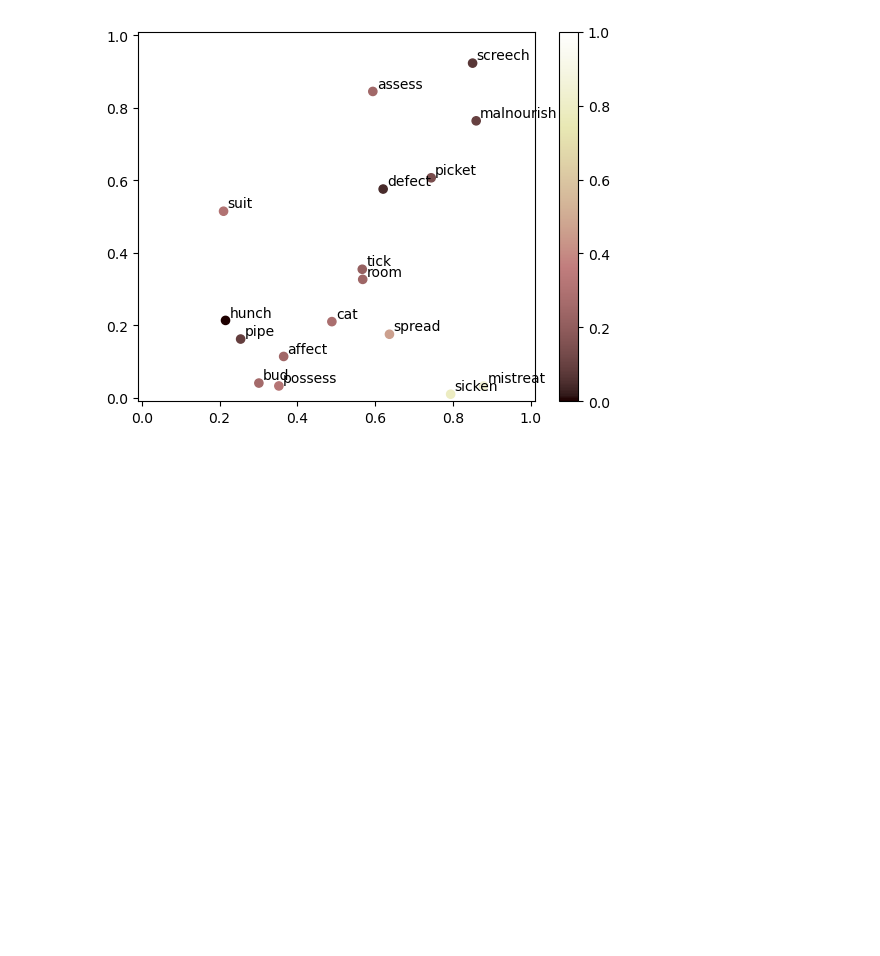
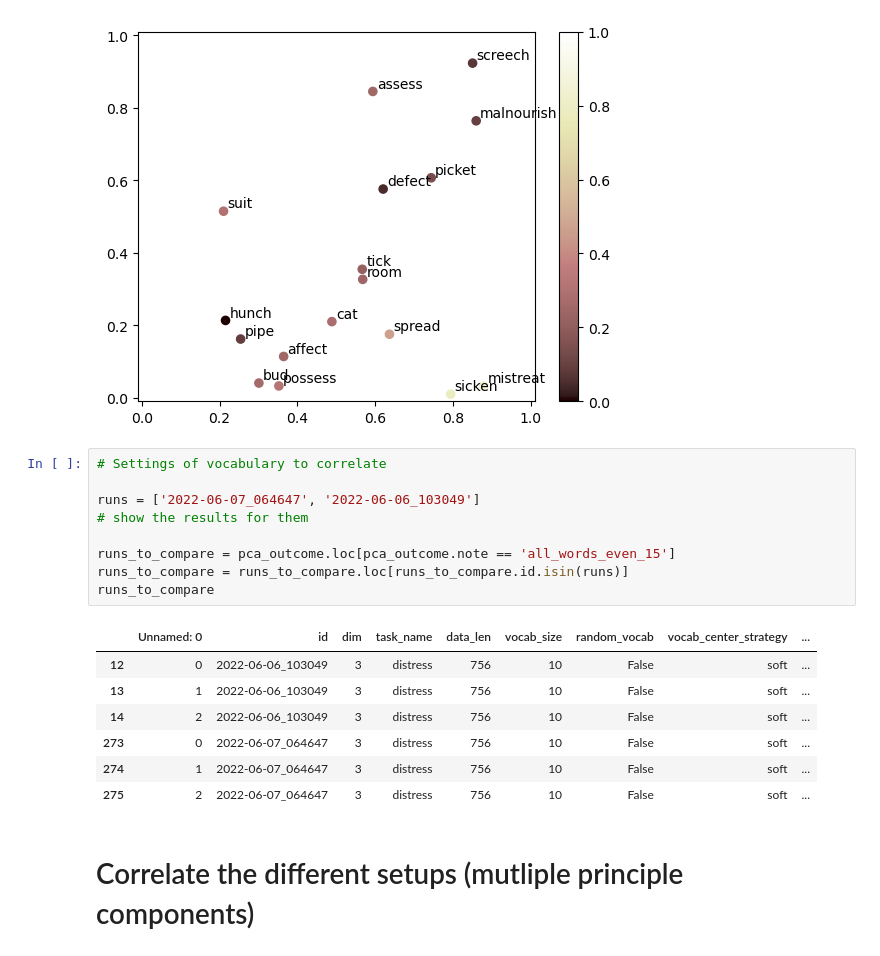
Before and after one commit to myrazma/2022_Masterthesis_Code, a Jupyter notebook: analysis/empdim_analysis.ipynb, the cells around one changed output. Cells and saved outputs as stored; diff of their text form; blank space fills up the shorter version.

```diff
--- a/analysis/empdim_analysis.ipynb
+++ b/analysis/empdim_analysis.ipynb
@@ -623,3 +618,22 @@ scatter_vocab(vocab, random_y)
  0.21254124 0.24159639 0.27895659 0.46179254 0.2510543  0.04485456
  0.13734371 0.78449439 0.07273462 0.84657717 0.09574005]
 [figure]
+# %%
+# Settings of vocabulary to correlate
+
+runs = ['2022-06-07_064647', '2022-06-06_103049']
+# show the results for them
+
+runs_to_compare = pca_outcome.loc[pca_outcome.note == 'all_words_even_15']
+runs_to_compare = runs_to_compare.loc[runs_to_compare.id.isin(runs)]
+runs_to_compare
+# %% [output]
+|  | Unnamed: 0 | id | dim | task_name | data_len | vocab_size | random_vocab | vocab_center_strategy | ... |
+| 12 | 0 | 2022-06-06_103049 | 3 | distress | 756 | 10 | False | soft | ... |
+| 13 | 1 | 2022-06-06_103049 | 3 | distress | 756 | 10 | False | soft | ... |
+| 14 | 2 | 2022-06-06_103049 | 3 | distress | 756 | 10 | False | soft | ... |
+| 273 | 0 | 2022-06-07_064647 | 3 | distress | 756 | 10 | False | soft | ... |
+| 274 | 1 | 2022-06-07_064647 | 3 | distress | 756 | 10 | False | soft | ... |
+| 275 | 2 | 2022-06-07_064647 | 3 | distress | 756 | 10 | False | soft | ... |
+# %% [markdown]
+# Correlate the different setups (mutliple principle components)
```
Also changed, not shown: parts of 5 cells of this notebook, 3 other files.
